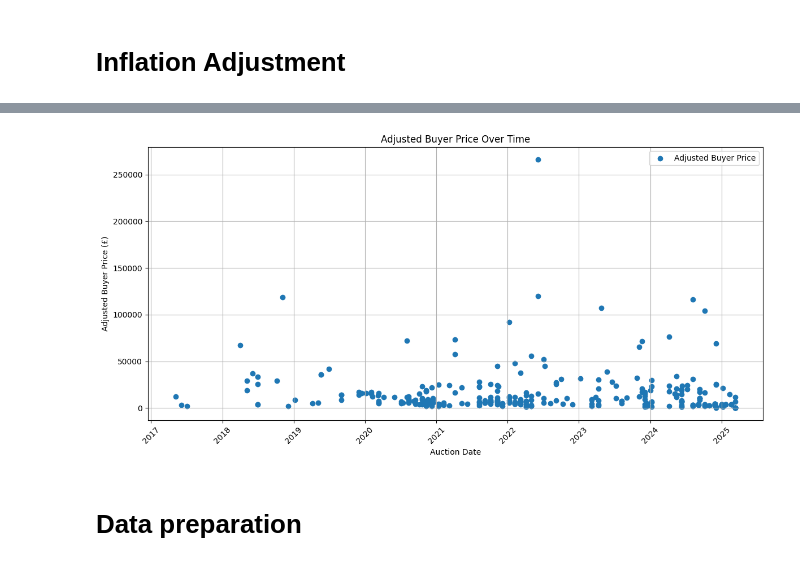
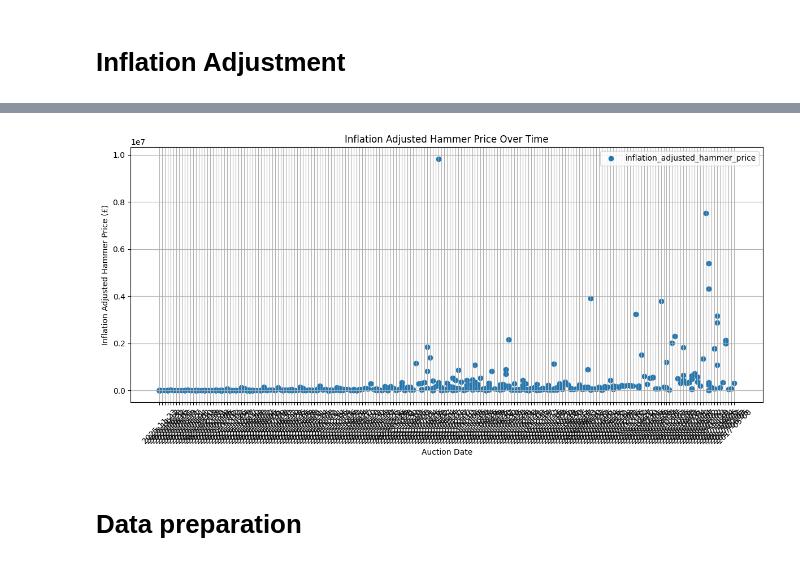
Before and after one commit to joaopaivaa/Cask-Worth, a Jupyter notebook: model.ipynb, the cells around one changed output, grey strips where cells are left out. Drawn from its saved outputs; the diff is of its cells as text; code cells hidden in the pictures.

```diff
--- a/model.ipynb
+++ b/model.ipynb
@@ -35,11 +36,11 @@ df
 # %%
 # Transforms date columns to datetime format
 
-df['Filling Date'] = pd.to_datetime(df['Filling Date'], format='%d/%m/%Y')
+df['filling_date'] = pd.to_datetime(df['filling_date'], format='%Y-%m-%d')
 
-df['Auction Date'] = pd.to_datetime(df['Auction Date'], format='%d/%m/%Y')
-df['Year'] = df['Auction Date'].dt.year
-df['Month'] = df['Auction Date'].dt.month
-
+df['auction_date'] = pd.to_datetime(df['auction_date'], format='%Y-%m-%d')
+df['year'] = df['auction_date'].dt.year
+df['month'] = df['auction_date'].dt.month
+df['auction_date'] = df['auction_date'].dt.date.astype(str)
 df
 # %% [output]
@@ -173,3 +59,0 @@ df_inflation_gbp
-# %%
-df = df.merge(df_inflation_gbp, on=['Year', 'Month'], how='left')
-df
@@ -190,3 +59,0 @@ df
-# %%
-df['Adjust Buyer Price'] = round(df['Buyer Price'] * df['Adjust Value'], 2)
-df
@@ -207,19 +117,19 @@ df
 # %%
-df.sort_values('Auction Date', ascending=False, inplace=True)
+df.sort_values('auction_date', ascending=False, inplace=True)
 df.reset_index(drop=True, inplace=True)
 # %%
 plt.figure(figsize=(12, 6))
-plt.scatter(df['Auction Date'], df['Adjust Buyer Price'], label='Adjusted Buyer Price', marker='o')
-plt.title('Adjusted Buyer Price Over Time')
+plt.scatter(df['auction_date'], df['inflation_adjusted_hammer_price'], label='inflation_adjusted_hammer_price', marker='o')
+plt.title('Inflation Adjusted Hammer Price Over Time')
 plt.xlabel('Auction Date')
-plt.ylabel('Adjusted Buyer Price (£)')
+plt.ylabel('Inflation Adjusted Hammer Price (£)')
 plt.xticks(rotation=45)
 plt.grid()
 plt.legend()
 plt.tight_layout()
 plt.show()
 # %% [output]
-[figure, old version]
+[figure, new version]
 # %% [markdown]
 # Data preparation
 # %%
```
Also changed, not shown: parts of 159 cells of this notebook.
